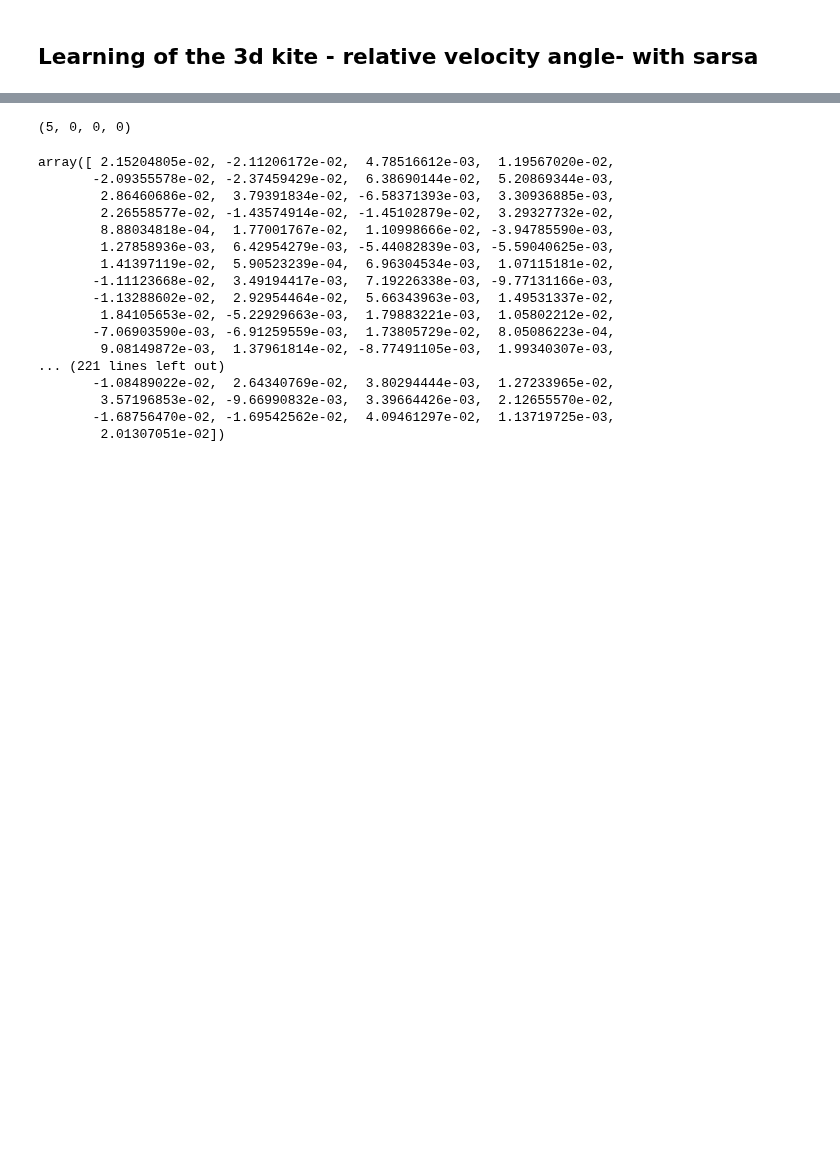
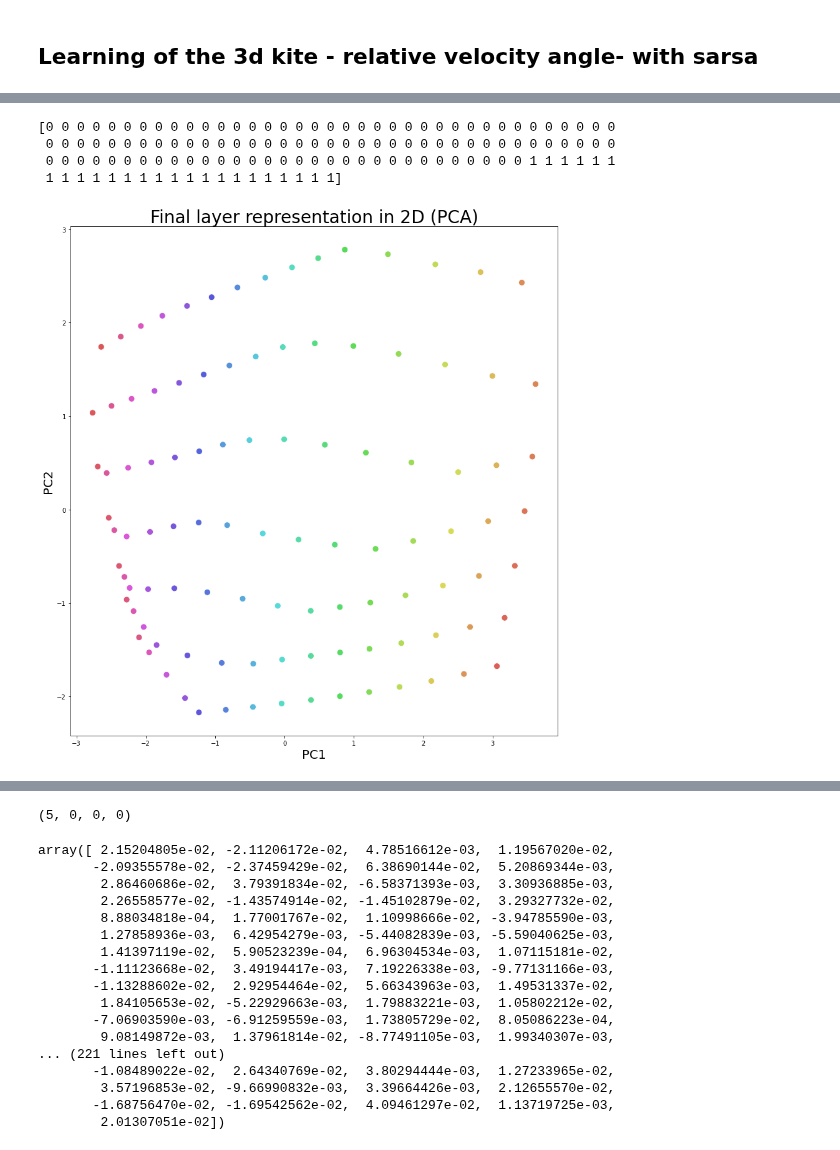
Before and after one commit to lorenzobasile/KiteRL, a Jupyter notebook: analyze_training.ipynb, the cells around one changed output, grey strips where cells are left out. Cells and saved outputs as stored; diff of their text form; code cells hidden in the pictures; blank space fills up the shorter version.

```diff
--- a/analyze_training.ipynb
+++ b/analyze_training.ipynb
@@ -150,0 +166,24 @@ array([252, 258, 315, 378, 321, 261, 384, 324, 189, 162, 270, 441, 288,
+# %%
+'''
+fig=plt.figure(figsize=(15,15))
+ax=plt.axes(projection='3d')
+for i in range(10):
+    ax.plot3D(R_pca[i*105:(i+1)*105,0], R_pca[i*105:(i+1)*105,1], R_pca[i*105:(i+1)*105,2], 'o')
+
+'''
+plt.figure(figsize=(14,15))
+plt.title("Final layer representation in 2D (PCA)", fontsize=28)
+plt.xlabel("PC1", fontsize=20)
+plt.ylabel("PC2", fontsize=20)
+sns.scatterplot(x=R_pca[:,0], y=R_pca[:,1], hue=np.arange(105), palette=sns.color_palette("hls", 105), s=100)
+#plt.plot(R_pca[:,0], R_pca[:,1], 'o', markersize=5)
+print((np.arange(1050)//105)[:130])
+plt.legend([],[], frameon=False)
+plt.savefig("pca.png")
+#plt.plot(R_pca[::7,0], R_pca[::7,1], 'o')
+# %% [output]
+[0 0 0 0 0 0 0 0 0 0 0 0 0 0 0 0 0 0 0 0 0 0 0 0 0 0 0 0 0 0 0 0 0 0 0 0 0
+ 0 0 0 0 0 0 0 0 0 0 0 0 0 0 0 0 0 0 0 0 0 0 0 0 0 0 0 0 0 0 0 0 0 0 0 0 0
+ 0 0 0 0 0 0 0 0 0 0 0 0 0 0 0 0 0 0 0 0 0 0 0 0 0 0 0 0 0 0 0 1 1 1 1 1 1
+ 1 1 1 1 1 1 1 1 1 1 1 1 1 1 1 1 1 1 1]
+[figure, added]
```
Also changed, not shown: parts of 20 cells of this notebook, 6 other files.
